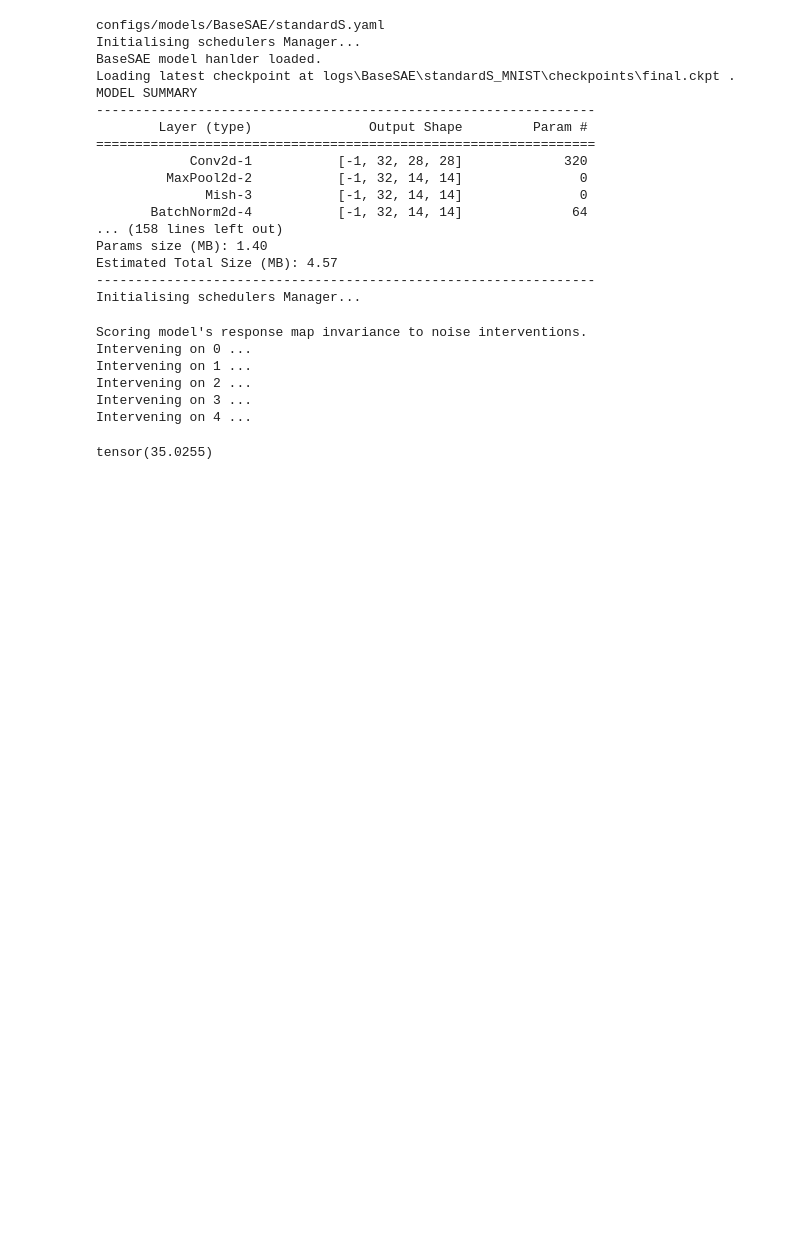
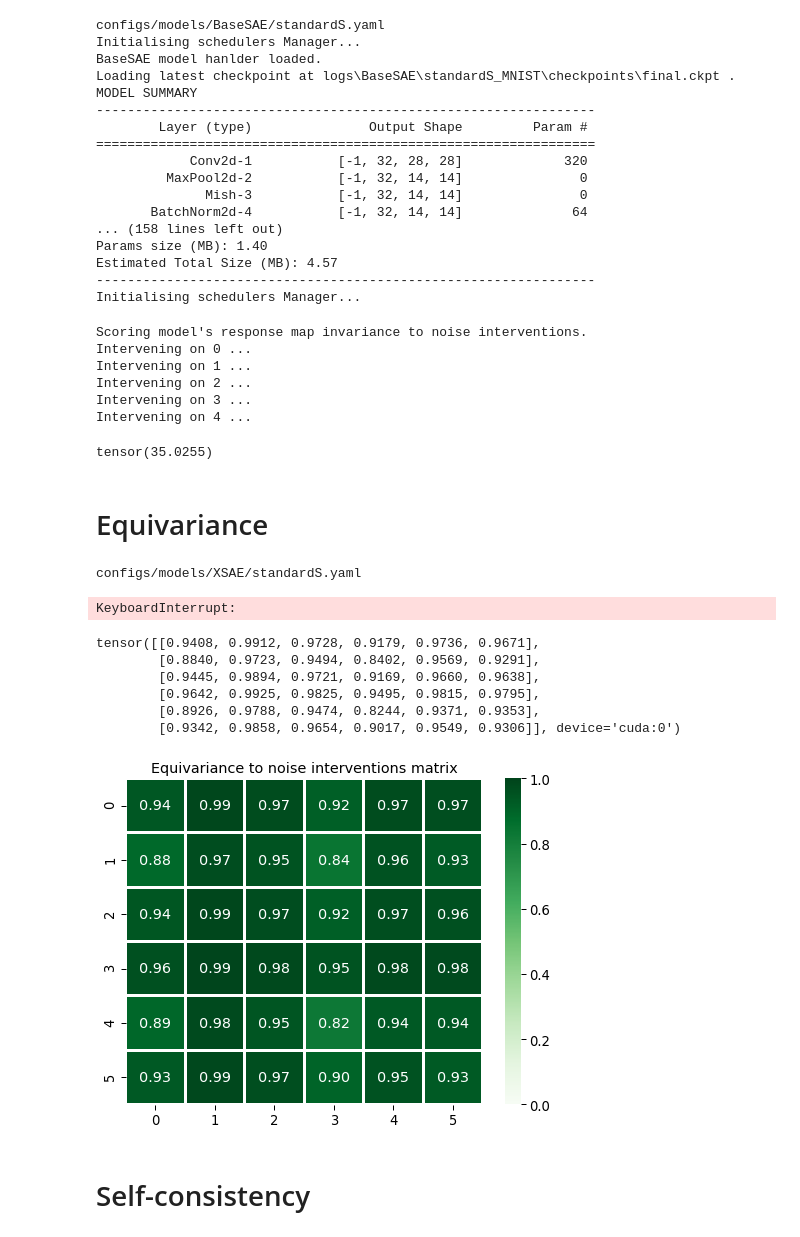
Before and after one commit to GiuliaLanzillotta/CausalAE, a Jupyter notebook: visualisations/Scoring.ipynb, the cells around one changed output. Saved outputs shown, nothing was run; the diff lists cells and outputs as text; code cells hidden in the pictures; blank space fills up the shorter version.

Commit message:
equivariance scores, self consistency and multidim Xnets

```diff
--- a/visualisations/Scoring.ipynb
+++ b/visualisations/Scoring.ipynb
@@ -355,3 +355,52 @@ print(torch.sum(invariance_matrix.cpu()*(1-torch.eye(6))))
 torch.sum((((1. - invariance_matrix.cpu())*torch.eye(6)) + invariance_matrix.cpu()*(1-torch.eye(6))))
 # %% [output]
 tensor(35.0255)
+# %% [markdown]
+# Equivariance
+# %%
+params = {"model_name":"XSAE",
+          "model_version":"standardS",
+          "data" : "MNIST"}
+
+# load handler
+handler = ModelHandler.from_config(**params)
+handler.config["logging_params"]["save_dir"] = "./logs"
+handler.load_checkpoint()
+# %% [output]
+configs/models/XSAE/standardS.yaml
+KeyboardInterrupt:
+# %%
+params= {
+    'intervention_type':'noise',
+    'num_interventions':100,
+    'num_samples':100,
+    'store':True,
+    'load':False, # note: when load=True the std_devs and intv_mags are not returned
+    'random_seed':23,
+    'num_batches':10,
+    'mode':'X',
+    'prior_mode':'posterior',
+    'verbose':True}
+
+equivariance_matrix = handler.evaluate_equivariance(**params)
+# %%
+equivariance_matrix
+# %% [output]
+tensor([[0.9408, 0.9912, 0.9728, 0.9179, 0.9736, 0.9671],
+        [0.8840, 0.9723, 0.9494, 0.8402, 0.9569, 0.9291],
+        [0.9445, 0.9894, 0.9721, 0.9169, 0.9660, 0.9638],
+        [0.9642, 0.9925, 0.9825, 0.9495, 0.9815, 0.9795],
+        [0.8926, 0.9788, 0.9474, 0.8244, 0.9371, 0.9353],
+        [0.9342, 0.9858, 0.9654, 0.9017, 0.9549, 0.9306]], device='cuda:0')
+# %%
+handler.visualiser = ModelVisualiser(handler.model, handler.dataloader.test, **handler.config["vis_params"])
+figure_params = {"figsize":(8,6), "nrows":3, "N":100, "markersize":10, "font_scale":10, "vmin":0.0, "vmax":1.0}
+# %%
+fig = handler.visualiser.plot_heatmap(equivariance_matrix.cpu(),
+                                      title="Equivariance to noise interventions matrix",
+                                      threshold=0.,
+                                      **figure_params)
+# %% [output]
+[figure, added]
+# %% [markdown]
+# Self-consistency
```
Also changed, not shown: parts of 5 cells of this notebook, 26 other files.
